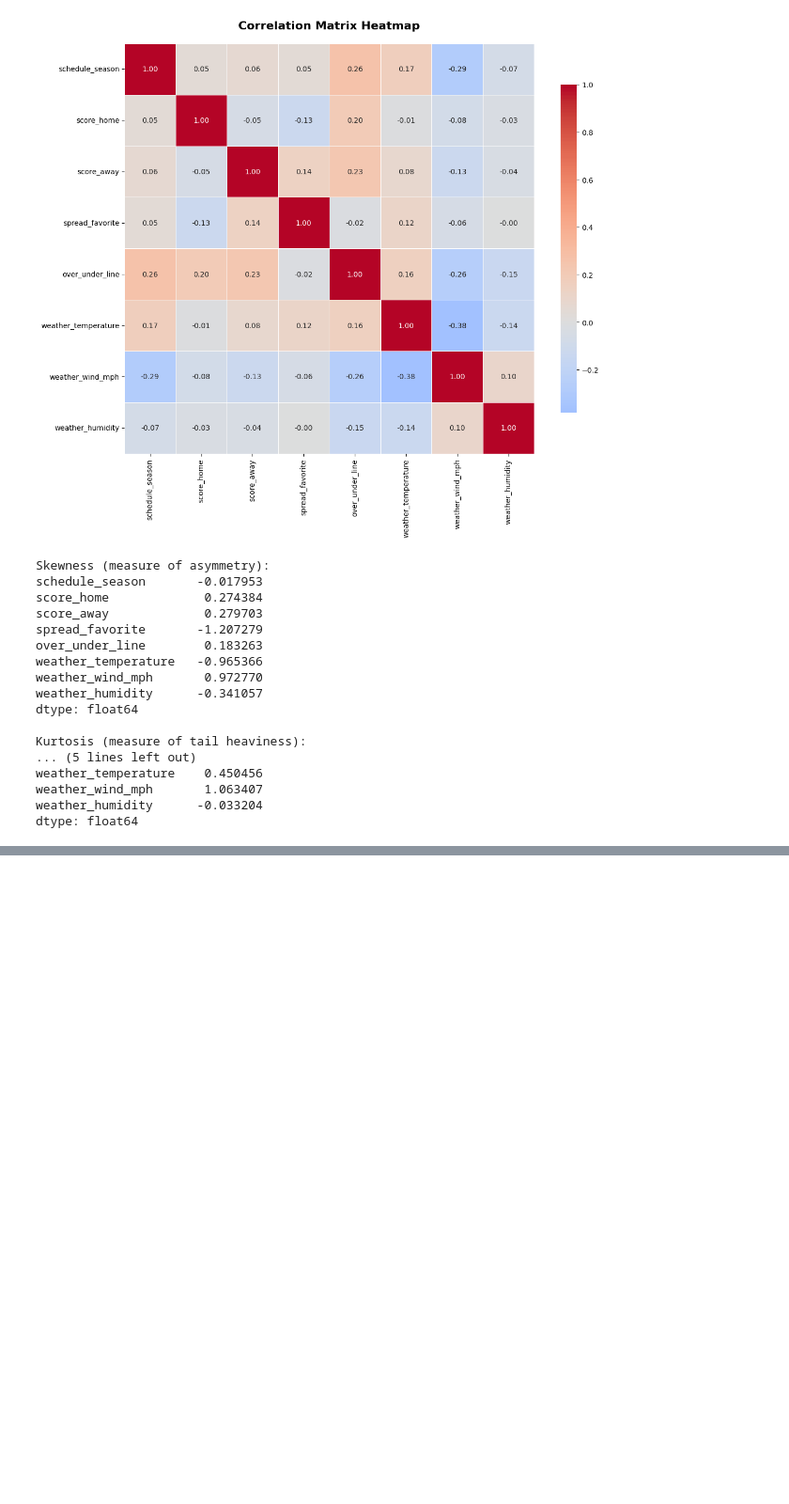
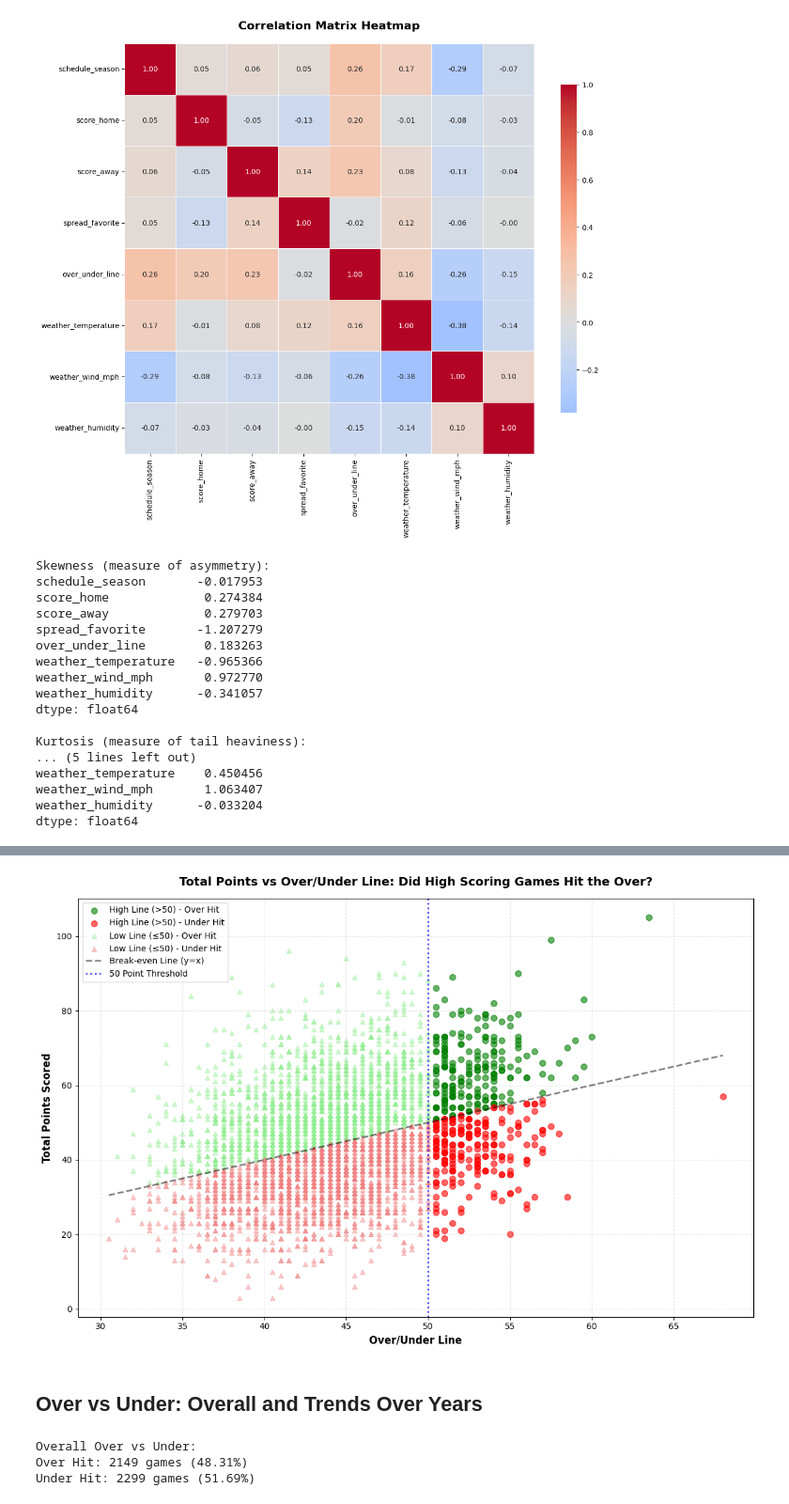
Before and after one commit to dydi22/DS4021-Final-Project, a Jupyter notebook: EDA/EDA.ipynb, the cells around one changed output, grey strips where cells are left out. Shown at 94% size. Drawn from its saved outputs; the diff is of its cells as text; code cells hidden in the pictures; blank space fills up the shorter version.

```diff
--- a/EDA/EDA.ipynb
+++ b/EDA/EDA.ipynb
@@ -142,0 +233,16 @@ dtype: float64
+# %%
+# Filter for games with complete score data
+games_complete = df.dropna(subset=['score_home', 'score_away', 'over_under_line']).copy()
+
+# Calculate total points scored
+games_complete['total_points'] = games_complete['score_home'] + games_complete['score_away']
+
+# Determine if the over was hit
+games_complete['hit_over'] = games_complete['total_points'] > games_complete['over_under_line']
+
+# Create high scoring games category (over/under > 50)
+games_complete['high_scoring_line'] = games_complete['over_under_line'] > 50
+
+print(f"Total games with complete data: {len(games_complete)}")
+print(f"Games with over/under > 50: {games_complete['high_scoring_line'].sum()}")
+print(f"Games with over/under <= 50: {(~games_complete['high_scoring_line']).sum()}")
@@ -142,0 +339,64 @@ dtype: float64
+# %%
+# Scatter plot: Total points vs Over/Under line, colored by whether over was hit
+plt.figure(figsize=(12, 8))
+
+# Separate high and low over/under games
+high_line = games_complete[games_complete['high_scoring_line']]
+low_line = games_complete[~games_complete['high_scoring_line']]
+
+# Plot games that hit the over
+high_over = high_line[high_line['hit_over']]
+high_under = high_line[~high_line['hit_over']]
+low_over = low_line[low_line['hit_over']]
+low_under = low_line[~low_line['hit_over']]
+
+plt.scatter(high_over['over_under_line'], high_over['total_points'],
+           alpha=0.6, color='green', s=50, label='High Line (>50) - Over Hit', marker='o')
+plt.scatter(high_under['over_under_line'], high_under['total_points'],
+           alpha=0.6, color='red', s=50, label='High Line (>50) - Under Hit', marker='o')
+plt.scatter(low_over['over_under_line'], low_over['total_points'],
+           alpha=0.4, color='lightgreen', s=30, label='Low Line (≤50) - Over Hit', marker='^')
+plt.scatter(low_under['over_under_line'], low_under['total_points'],
+           alpha=0.4, color='lightcoral', s=30, label='Low Line (≤50) - Under Hit', marker='^')
+
+# Add diagonal line (y=x) where total points equals over/under line
+min_line = games_complete['over_under_line'].min()
+max_line = games_complete['over_under_line'].max()
+plt.plot([min_line, max_line], [min_line, max_line],
+        'k--', linewidth=2, alpha=0.5, label='Break-even Line (y=x)')
+
+# Add vertical line at 50
+plt.axvline(x=50, color='blue', linestyle=':', linewidth=2, alpha=0.7, label='50 Point Threshold')
+
+plt.xlabel('Over/Under Line', fontsize=12, fontweight='bold')
+plt.ylabel('Total Points Scored', fontsize=12, fontweight='bold')
+plt.title('Total Points vs Over/Under Line: Did High Scoring Games Hit the Over?',
+         fontsize=14, fontweight='bold', pad=15)
+plt.legend(loc='upper left', fontsize=10)
+plt.grid(alpha=0.3, linestyle='--')
+plt.tight_layout()
+plt.show()
+# %% [output]
+[figure, added]
+# %% [markdown]
+## Over vs Under: Overall and Trends Over Years
+# %%
+# Prepare data for analysis
+# Make sure we have the games_complete dataframe with hit_over column
+if 'games_complete' not in locals():
+    games_complete = df.dropna(subset=['score_home', 'score_away', 'over_under_line']).copy()
+    games_complete['total_points'] = games_complete['score_home'] + games_complete['score_away']
+    games_complete['hit_over'] = games_complete['total_points'] > games_complete['over_under_line']
+
+# Overall counts
+overall_counts = games_complete['hit_over'].value_counts()
+over_count = overall_counts.get(True, 0)
+under_count = overall_counts.get(False, 0)
+
+print("Overall Over vs Under:")
+print(f"Over Hit: {over_count} games ({over_count/(over_count+under_count)*100:.2f}%)")
+print(f"Under Hit: {under_count} games ({under_count/(over_count+under_count)*100:.2f}%)")
+# %% [output]
+Overall Over vs Under:
+Over Hit: 2149 games (48.31%)
+Under Hit: 2299 games (51.69%)
```
Also changed, not shown: parts of 27 cells of this notebook.
